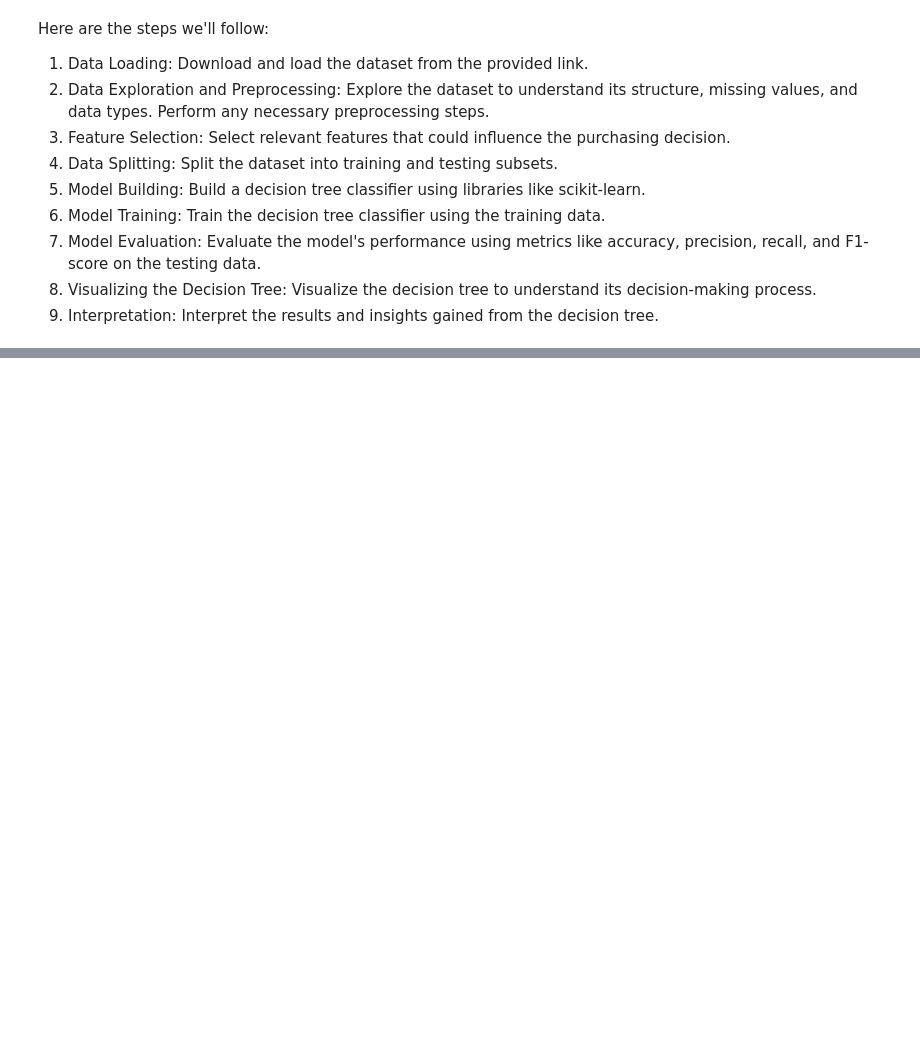
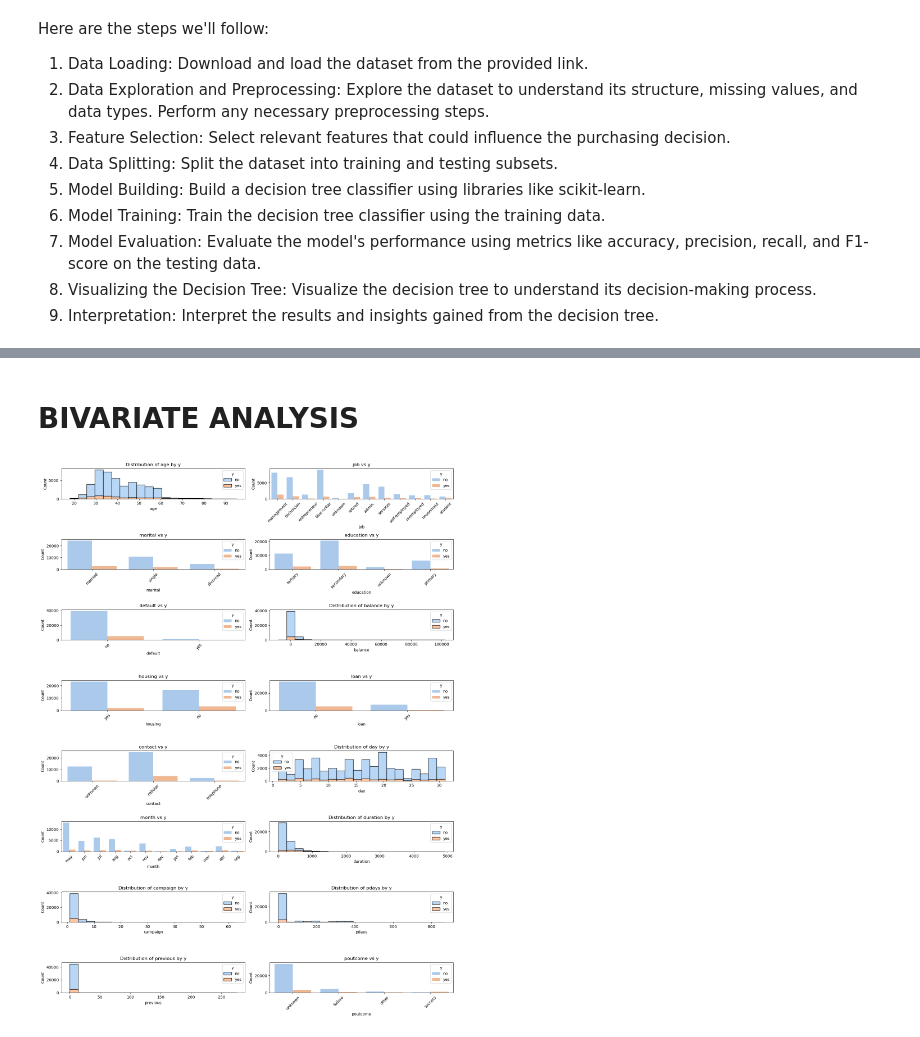
Before and after one commit to Isaac-Ndirangu-Muturi-749/Predictive-Marketing-Campaign-Analysis-Analysis-for-Bank-Term-Deposit-Subscription-Using-Decision-Tr, a Jupyter notebook: jupyter_notebook.ipynb, the cells around one changed output, grey strips where cells are left out. Cells and saved outputs as stored; diff of their text form; code cells hidden in the pictures; blank space fills up the shorter version.

```diff
--- a/jupyter_notebook.ipynb
+++ b/jupyter_notebook.ipynb
@@ -67,0 +297,43 @@ The dataset includes a total of 41188 instances (rows) and 21 attributes (column
+# %% [markdown]
+# BIVARIATE ANALYSIS
+# %%
+import matplotlib.pyplot as plt
+import seaborn as sns
+
+def plot_features_vs_target(dataset, target_column='y'):
+    # Exclude the target column from the list of features
+    features = dataset.columns.tolist()
+    features.remove(target_column)
+
+    # Determine the number of rows and columns for subplots
+    num_rows = (len(features) + 1) // 2
+    num_cols = 2
+
+    # Create subplots for each feature
+    fig, axes = plt.subplots(num_rows, num_cols, figsize=(15, 20))
+    fig.subplots_adjust(hspace=0.5)
+
+    # Iterate through features and create subplots
+    for i, feature in enumerate(features):
+        row = i // num_cols
+        col = i % num_cols
+
+        if dataset[feature].dtype == 'object':
+            sns.countplot(data=dataset, x=feature, hue=target_column, ax=axes[row, col])
+            axes[row, col].set_title(f'{feature} vs {target_column}')
+            axes[row, col].set_ylabel('Count')
+            axes[row, col].set_xlabel(feature)
+            axes[row, col].tick_params(axis='x', rotation=45)
+        else:
+            sns.histplot(data=dataset, x=feature, hue=target_column, multiple='stack', ax=axes[row, col], bins=20)
+            axes[row, col].set_title(f'Distribution of {feature} by {target_column}')
+            axes[row, col].set_ylabel('Count')
+            axes[row, col].set_xlabel(feature)
+
+    plt.tight_layout()
+    plt.show()
+
+# Call the function to plot features versus the target variable
+plot_features_vs_target(analyzer.dataset)
+# %% [output]
+[figure, added]
```
Also changed, not shown: parts of 14 cells of this notebook.
